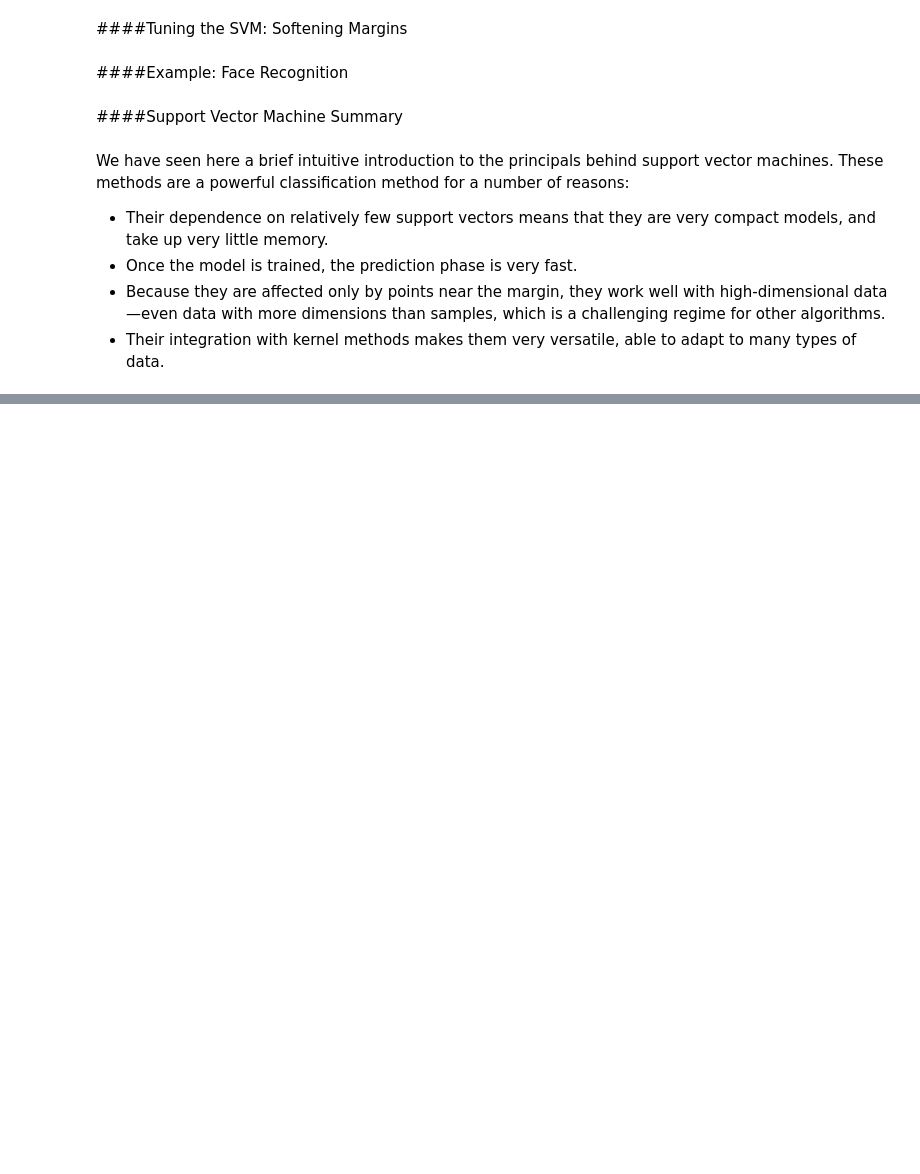
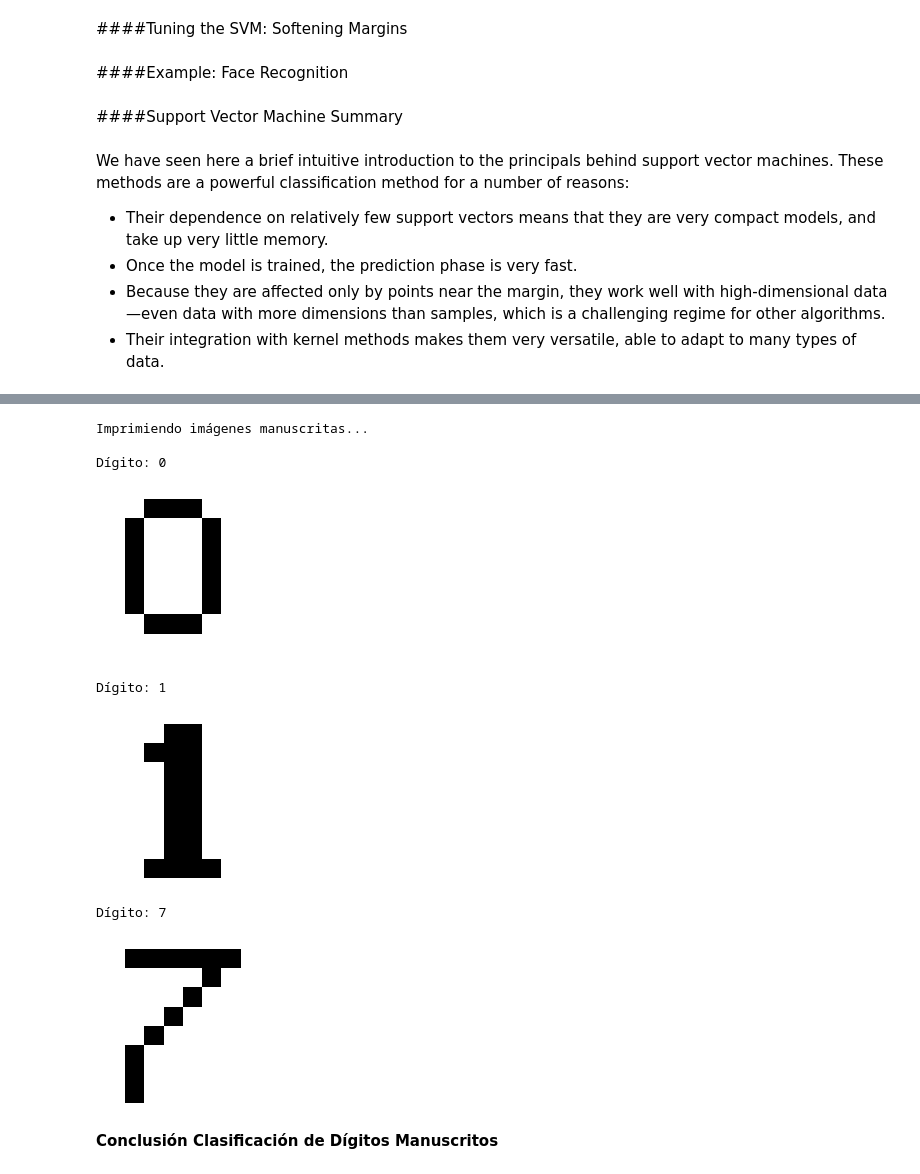
Before and after one commit to MartinZuniga178166/MartinZuniga_MineriaDatos, a Jupyter notebook: Mineria_Datos_178166.ipynb, the cells around one changed output, grey strips where cells are left out. Cells and saved outputs as stored; diff of their text form; code cells hidden in the pictures; blank space fills up the shorter version.

Commit message:
pdte Clasificación de Dígitos Manuscritos

```diff
--- a/Mineria_Datos_178166.ipynb
+++ b/Mineria_Datos_178166.ipynb
@@ -2845,0 +2960,63 @@ are very compact models, and take up very little memory.
+# %%
+# 4. Creación de imágenes manuscritas (Pega aquí las 3 matrices que dibujaste)
+
+import matplotlib.pyplot as plt
+import numpy as np
+
+# Tus 3 matrices
+mi_digito_0 = np.array([
+    0,  0, 16, 16, 16,  0,  0,  0,
+    0, 16,  0,  0,  0, 16,  0,  0,
+    0, 16,  0,  0,  0, 16,  0,  0,
+    0, 16,  0,  0,  0, 16,  0,  0,
+    0, 16,  0,  0,  0, 16,  0,  0,
+    0, 16,  0,  0,  0, 16,  0,  0,
+    0,  0, 16, 16, 16,  0,  0,  0,
+    0,  0,  0,  0,  0,  0,  0,  0
+])
+
+mi_digito_1 = np.array([
+    0,  0,  0, 16, 16,  0,  0,  0,
+    0,  0, 16, 16, 16,  0,  0,  0,
+    0,  0,  0, 16, 16,  0,  0,  0,
+    0,  0,  0, 16, 16,  0,  0,  0,
+    0,  0,  0, 16, 16,  0,  0,  0,
+    0,  0,  0, 16, 16,  0,  0,  0,
+    0,  0,  0, 16, 16,  0,  0,  0,
+    0,  0, 16, 16, 16, 16,  0,  0
+])
+
+mi_digito_7 = np.array([
+    0, 16, 16, 16, 16, 16, 16,  0,
+    0,  0,  0,  0,  0, 16,  0,  0,
+    0,  0,  0,  0, 16,  0,  0,  0,
+    0,  0,  0, 16,  0,  0,  0,  0,
+    0,  0, 16,  0,  0,  0,  0,  0,
+    0, 16,  0,  0,  0,  0,  0,  0,
+    0, 16,  0,  0,  0,  0,  0,  0,
+    0, 16,  0,  0,  0,  0,  0,  0
+])
+
+mis_numeros = [mi_digito_0, mi_digito_1, mi_digito_7]
+etiquetas_reales = [0, 1, 7]
+
+# Vamos a imprimir SOLO las imágenes para comprobar que se ven
+print("Imprimiendo imágenes manuscritas...")
+
+for i, digito in enumerate(mis_numeros):
+    print(f"\nDígito: {etiquetas_reales[i]}")
+    plt.figure(figsize=(2,2))
+    plt.imshow(digito.reshape((8,8)), cmap=plt.cm.gray_r)
+    plt.axis('off')
+    plt.show() # ESTE ES EL COMANDO QUE MUESTRA LA IMAGEN
+# %% [output]
+Imprimiendo imágenes manuscritas...
+
+Dígito: 0
+[figure, added]
+Dígito: 1
+[figure, added]
+Dígito: 7
+[figure, added]
+# %% [markdown]
+**Conclusión Clasificación de Dígitos Manuscritos**
```
Also changed, not shown: parts of 8 cells of this notebook.
